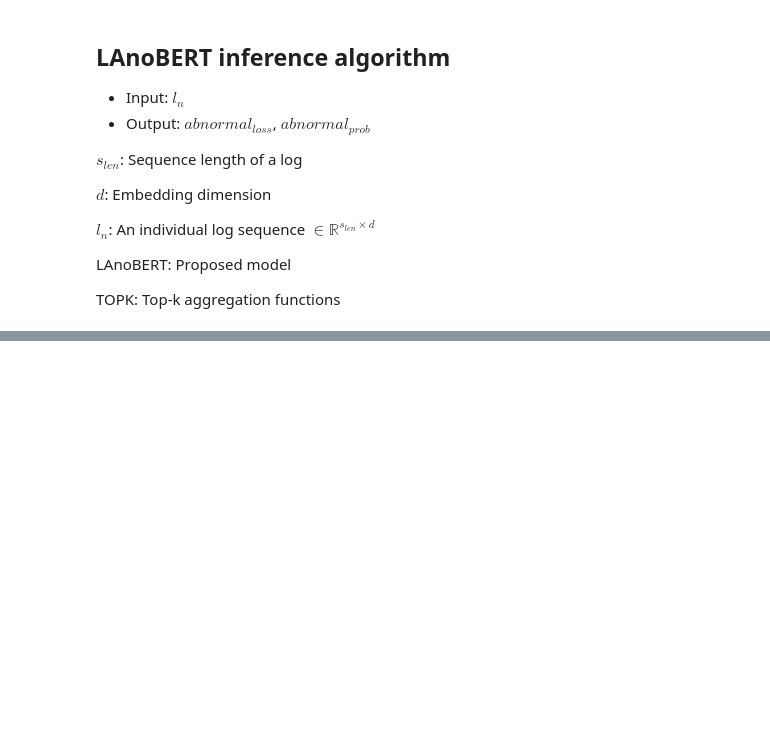
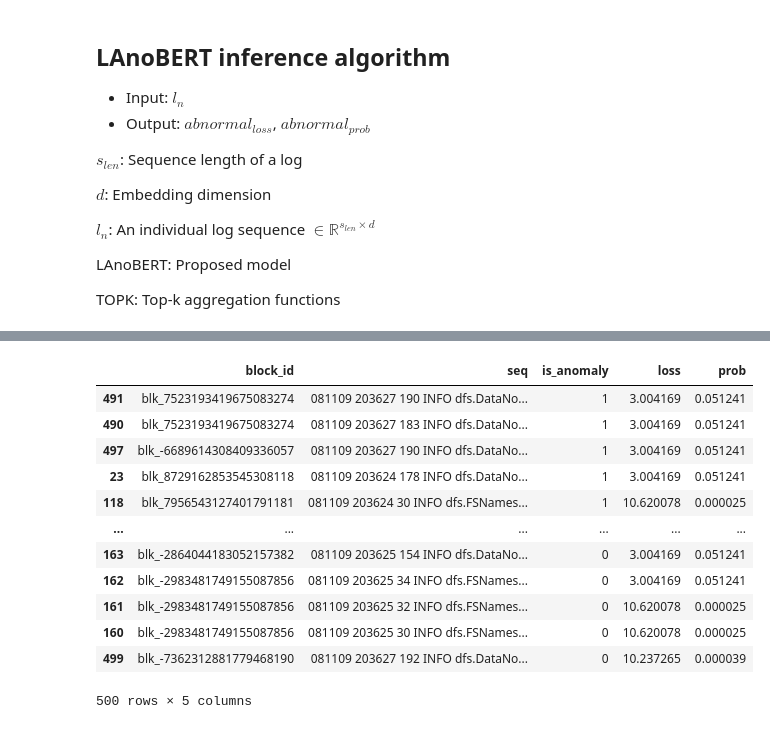
Before and after one commit to kamui-fin/log-sense, a Jupyter notebook: lanobert.ipynb, the cells around one changed output, grey strips where cells are left out. Drawn from its saved outputs; the diff is of its cells as text; code cells hidden in the pictures; blank space fills up the shorter version.

```diff
--- a/lanobert.ipynb
+++ b/lanobert.ipynb
@@ -320,0 +283,28 @@ calculate_abnormal_scores(['NUM NUM NUM INFO dfs.DataNode$PacketResponder: Packe
+# %%
+eval_df = pd.DataFrame()
+eval_df['block_id'] = [re.findall('blk_-?\d+', l)[0] for l in test_logs]
+eval_df['seq'] = test_logs
+# %%
+eval_df = pd.merge(eval_df, true_labels, left_on='block_id', right_on='BlockId').drop(columns=['BlockId'])
+# %%
+scores = np.array(scores)
+eval_df['loss'] = scores[:, 0]
+eval_df['prob'] = scores[:, 1]
+# %%
+eval_df = eval_df.rename(columns={'Label': 'is_anomaly'})
+# %%
+eval_df.sort_values(by='is_anomaly', ascending=False)
+# %% [output]
+|  | block_id | seq | is_anomaly | loss | prob |
+| 491 | blk_7523193419675083274 | 081109 203627 190 INFO dfs.DataNo... | 1 | 3.004169 | 0.051241 |
+| 490 | blk_7523193419675083274 | 081109 203627 183 INFO dfs.DataNo... | 1 | 3.004169 | 0.051241 |
+| 497 | blk_-6689614308409336057 | 081109 203627 190 INFO dfs.DataNo... | 1 | 3.004169 | 0.051241 |
+| 23 | blk_8729162853545308118 | 081109 203624 178 INFO dfs.DataNo... | 1 | 3.004169 | 0.051241 |
+| 118 | blk_7956543127401791181 | 081109 203624 30 INFO dfs.FSNames... | 1 | 10.620078 | 0.000025 |
+| ... | ... | ... | ... | ... | ... |
+| 163 | blk_-2864044183052157382 | 081109 203625 154 INFO dfs.DataNo... | 0 | 3.004169 | 0.051241 |
+| 162 | blk_-2983481749155087856 | 081109 203625 34 INFO dfs.FSNames... | 0 | 3.004169 | 0.051241 |
+| 161 | blk_-2983481749155087856 | 081109 203625 32 INFO dfs.FSNames... | 0 | 10.620078 | 0.000025 |
+| 160 | blk_-2983481749155087856 | 081109 203625 30 INFO dfs.FSNames... | 0 | 10.620078 | 0.000025 |
+| 499 | blk_-7362312881779468190 | 081109 203627 192 INFO dfs.DataNo... | 0 | 10.237265 | 0.000039 |
+500 rows × 5 columns
```
Also changed, not shown: parts of 20 cells of this notebook, 1 other file.
